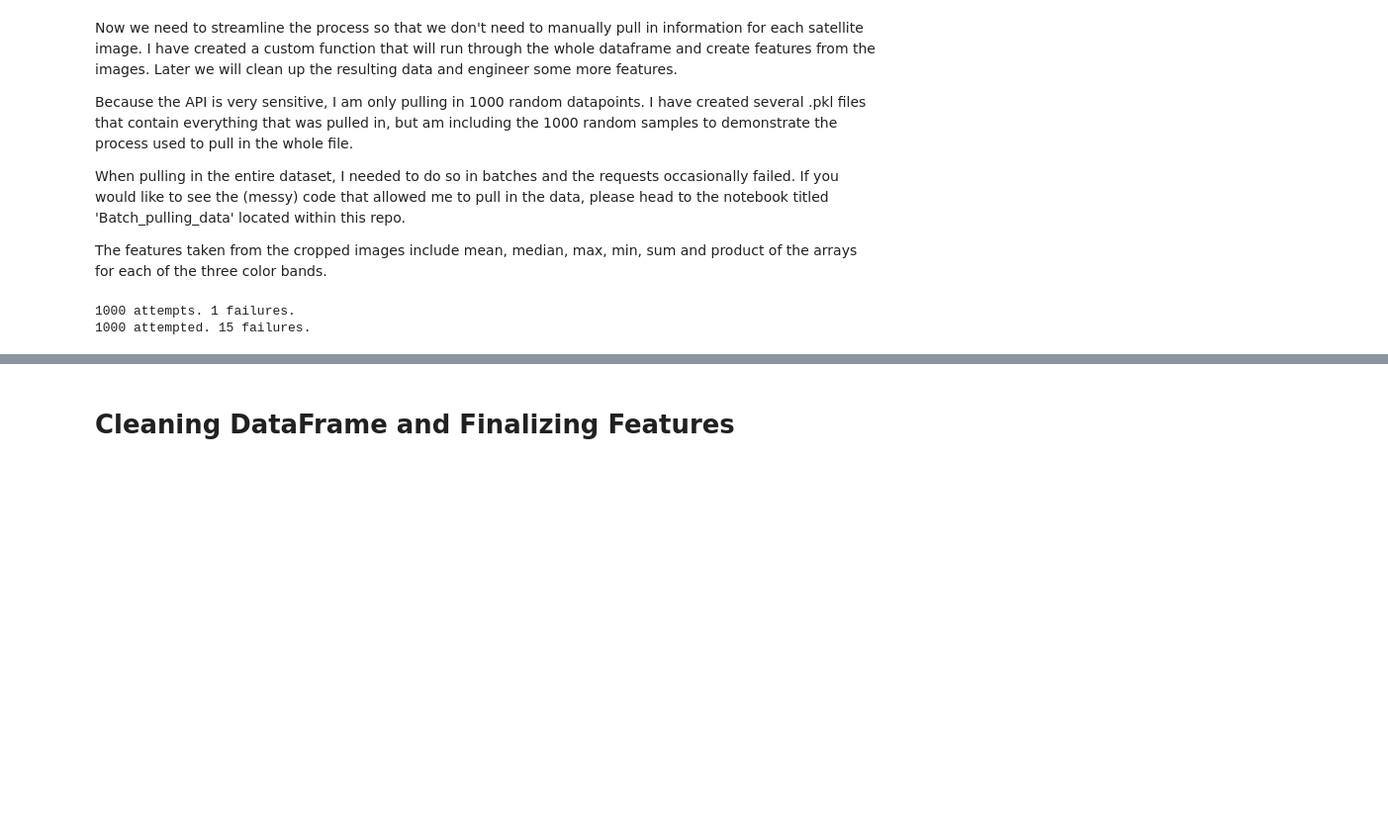
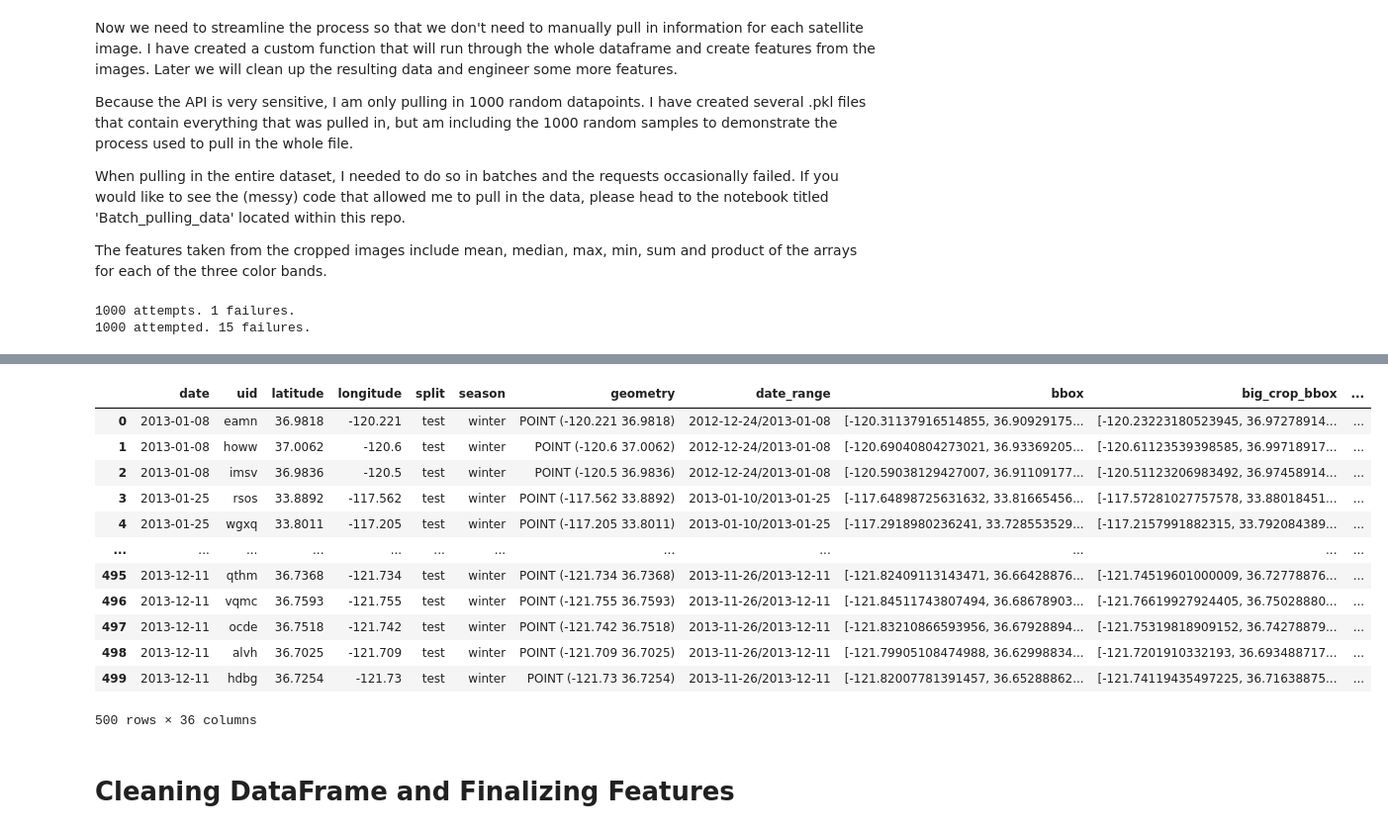
Before and after one commit to mduncan23/Predicting-Harmful-Algal-Blooms, a Jupyter notebook: best_notebook.ipynb, the cells around one changed output, grey strips where cells are left out. Shown at 99% size. Drawn from its saved outputs; the diff is of its cells as text; code cells hidden in the pictures; blank space fills up the shorter version.

```diff
--- a/best_notebook.ipynb
+++ b/best_notebook.ipynb
@@ -1383,0 +1407,16 @@ test_df = functions.get
+# %%
+test_df
+# %% [output]
+|  | date | uid | latitude | longitude | split | season | geometry | date_range | bbox | big_crop_bbox | ... |
+| 0 | 2013-01-08 | eamn | 36.9818 | -120.221 | test | winter | POINT (-120.221 36.9818) | 2012-12-24/2013-01-08 | [-120.31137916514855, 36.90929175... | [-120.23223180523945, 36.97278914... | ... |
+| 1 | 2013-01-08 | howw | 37.0062 | -120.6 | test | winter | POINT (-120.6 37.0062) | 2012-12-24/2013-01-08 | [-120.69040804273021, 36.93369205... | [-120.61123539398585, 36.99718917... | ... |
+| 2 | 2013-01-08 | imsv | 36.9836 | -120.5 | test | winter | POINT (-120.5 36.9836) | 2012-12-24/2013-01-08 | [-120.59038129427007, 36.91109177... | [-120.51123206983492, 36.97458914... | ... |
+| 3 | 2013-01-25 | rsos | 33.8892 | -117.562 | test | winter | POINT (-117.562 33.8892) | 2013-01-10/2013-01-25 | [-117.64898725631632, 33.81665456... | [-117.57281027757578, 33.88018451... | ... |
+| 4 | 2013-01-25 | wgxq | 33.8011 | -117.205 | test | winter | POINT (-117.205 33.8011) | 2013-01-10/2013-01-25 | [-117.2918980236241, 33.728553529... | [-117.2157991882315, 33.792084389... | ... |
+| ... | ... | ... | ... | ... | ... | ... | ... | ... | ... | ... | ... |
+| 495 | 2013-12-11 | qthm | 36.7368 | -121.734 | test | winter | POINT (-121.734 36.7368) | 2013-11-26/2013-12-11 | [-121.82409113143471, 36.66428876... | [-121.74519601000009, 36.72778876... | ... |
+| 496 | 2013-12-11 | vqmc | 36.7593 | -121.755 | test | winter | POINT (-121.755 36.7593) | 2013-11-26/2013-12-11 | [-121.84511743807494, 36.68678903... | [-121.76619927924405, 36.75028880... | ... |
+| 497 | 2013-12-11 | ocde | 36.7518 | -121.742 | test | winter | POINT (-121.742 36.7518) | 2013-11-26/2013-12-11 | [-121.83210866593956, 36.67928894... | [-121.75319818909152, 36.74278879... | ... |
+| 498 | 2013-12-11 | alvh | 36.7025 | -121.709 | test | winter | POINT (-121.709 36.7025) | 2013-11-26/2013-12-11 | [-121.79905108474988, 36.62998834... | [-121.7201910332193, 36.693488717... | ... |
+| 499 | 2013-12-11 | hdbg | 36.7254 | -121.73 | test | winter | POINT (-121.73 36.7254) | 2013-11-26/2013-12-11 | [-121.82007781391457, 36.65288862... | [-121.74119435497225, 36.71638875... | ... |
+500 rows × 36 columns
```
Also changed, not shown: parts of 5 cells of this notebook, 2 other files.
